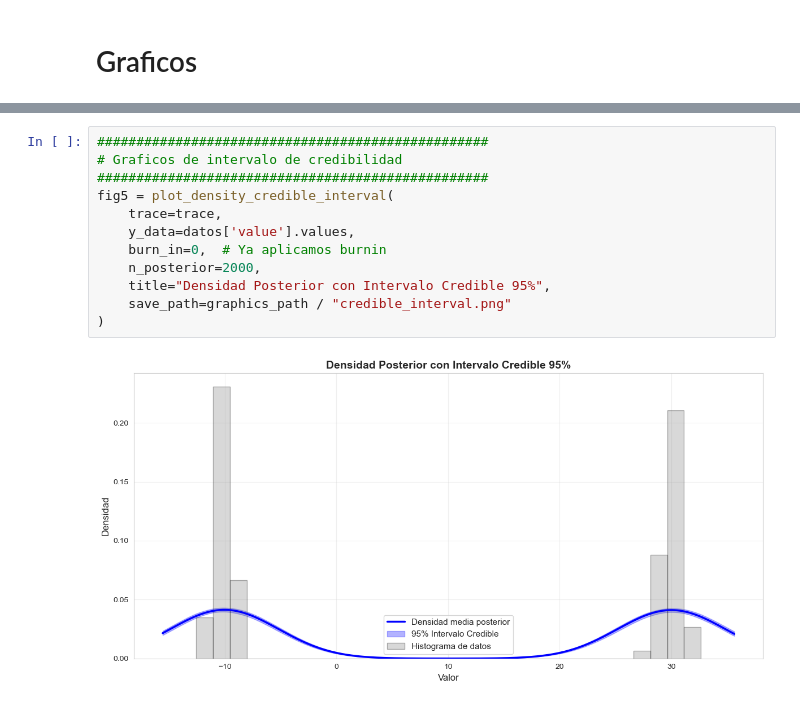
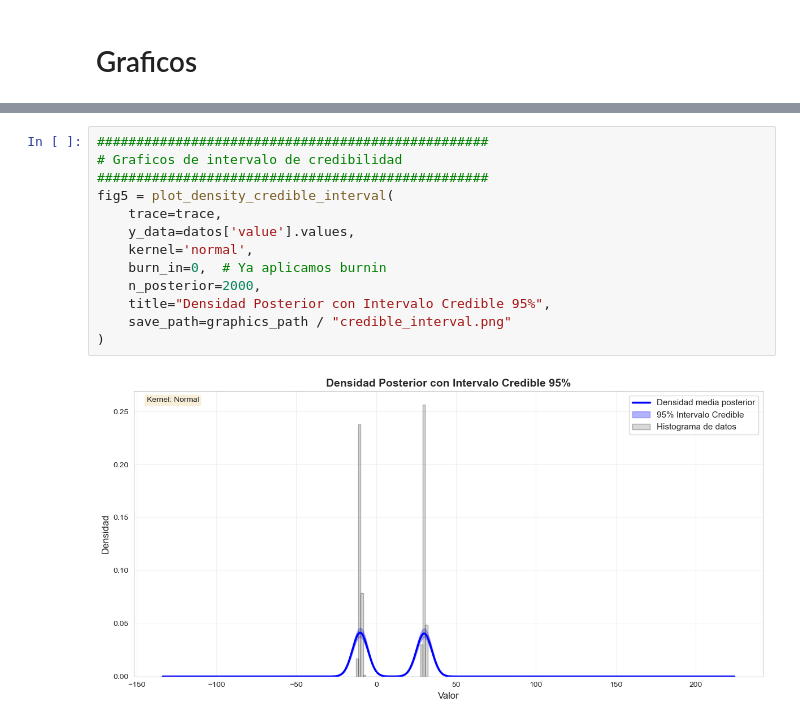
Before and after one commit to 56Juan/bayesian_non_parametrics, a Jupyter notebook: notebooks/simulaciones/kernel_normal_001.ipynb, the cells around one changed output, grey strips where cells are left out. Drawn from its saved outputs; the diff is of its cells as text.

```diff
--- a/notebooks/simulaciones/kernel_normal_001.ipynb
+++ b/notebooks/simulaciones/kernel_normal_001.ipynb
@@ -218,14 +218,15 @@ fig4 = plot_traces(
 # %%
 ##################################################
 # Graficos de intervalo de credibilidad
 ##################################################
 fig5 = plot_density_credible_interval(
     trace=trace,
     y_data=datos['value'].values,
+    kernel='normal',
     burn_in=0,  # Ya aplicamos burnin
     n_posterior=2000,
     title="Densidad Posterior con Intervalo Credible 95%",
     save_path=graphics_path / "credible_interval.png"
 )
 # %% [output]
-[figure, old version]
+[figure, new version]
```
Also changed, not shown: parts of 4 cells of this notebook, 36 other files.
